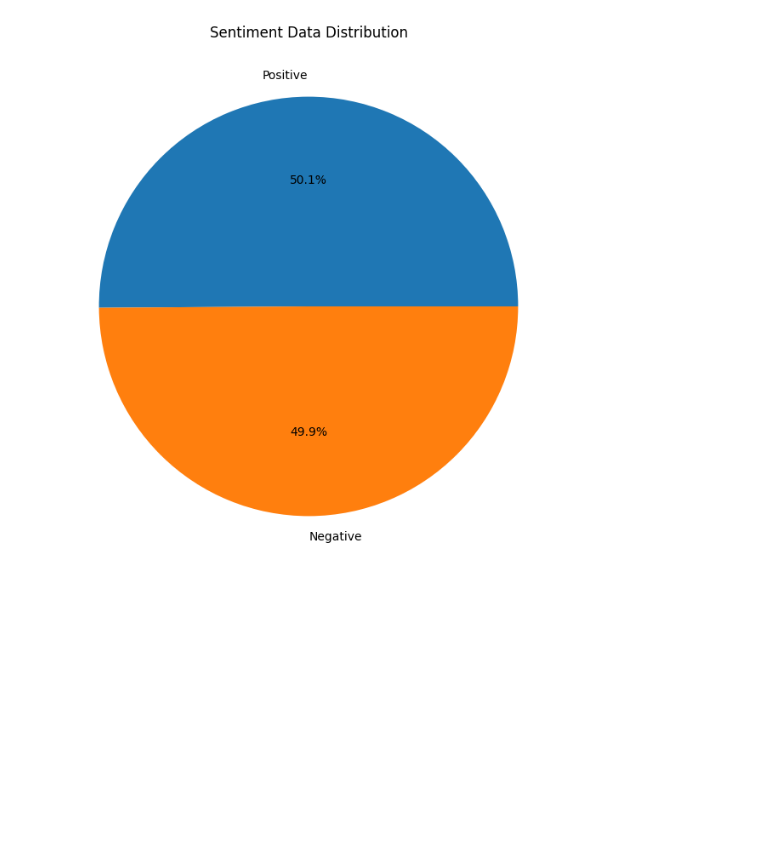
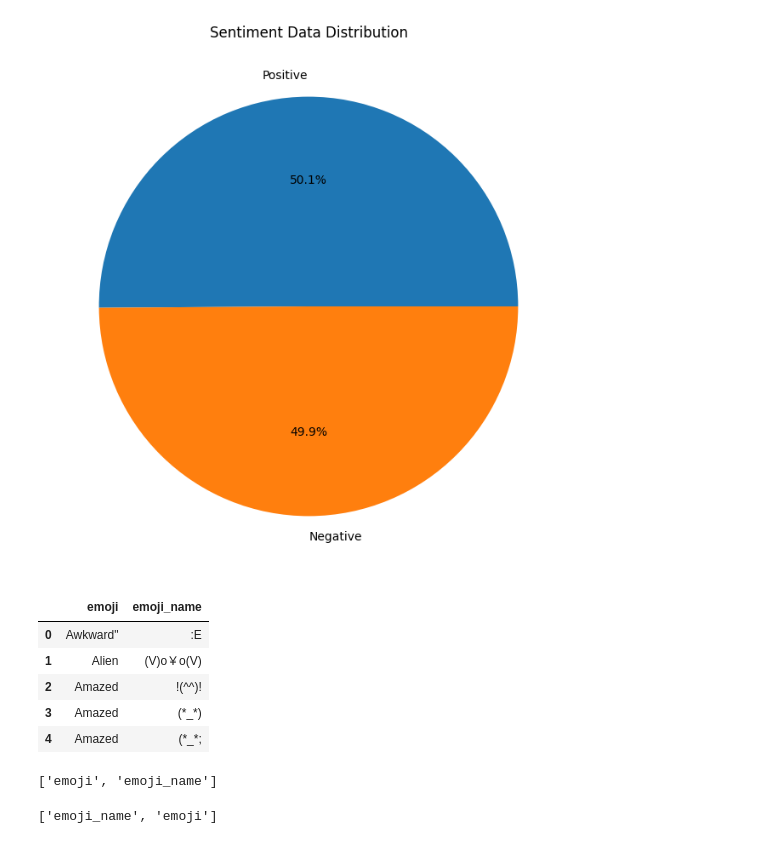
Before and after one commit to nlp-project-sentiment-analysis/sentimental-analysis, a Jupyter notebook: sentiment.ipynb, the cells around one changed output. Saved outputs shown, nothing was run; the diff lists cells and outputs as text; code cells hidden in the pictures; blank space fills up the shorter version.

Commit message:
Fetching other dataset
### Added

- Added `abbreviations`, `apostrophe`,`emoji`,`emoticons` dataset

### Changed

- Swap columns in emoticons.csv (bug)

```diff
--- a/sentiment.ipynb
+++ b/sentiment.ipynb
@@ -86,3 +86,27 @@ plt.title("Sentiment Data Distribution")
 plt.show()
 # %% [output]
 [figure]
+# %%
+abbreviations_df = pd.read_csv("./datasets/abbreviations.csv")
+apostrophe_df = pd.read_csv("./datasets/apostrophe.csv")
+emoji_df = pd.read_csv("./datasets/emoji.csv")
+emoticons_df = pd.read_csv("./datasets/emoticons.csv")
+# %%
+emoticons_df.head()
+# %% [output]
+|  | emoji | emoji_name |
+| 0 | Awkward" | :E |
+| 1 | Alien | (V)o￥o(V) |
+| 2 | Amazed | !(^^)! |
+| 3 | Amazed | (*_*) |
+| 4 | Amazed | (*_*; |
+# %%
+cols = emoticons_df.columns.tolist()
+cols
+# %% [output]
+['emoji', 'emoji_name']
+# %%
+cols = cols[-1:] + cols[:-1]
+cols
+# %% [output]
+['emoji_name', 'emoji']
```
Also changed, not shown: parts of 2 cells of this notebook, 1 other file.
